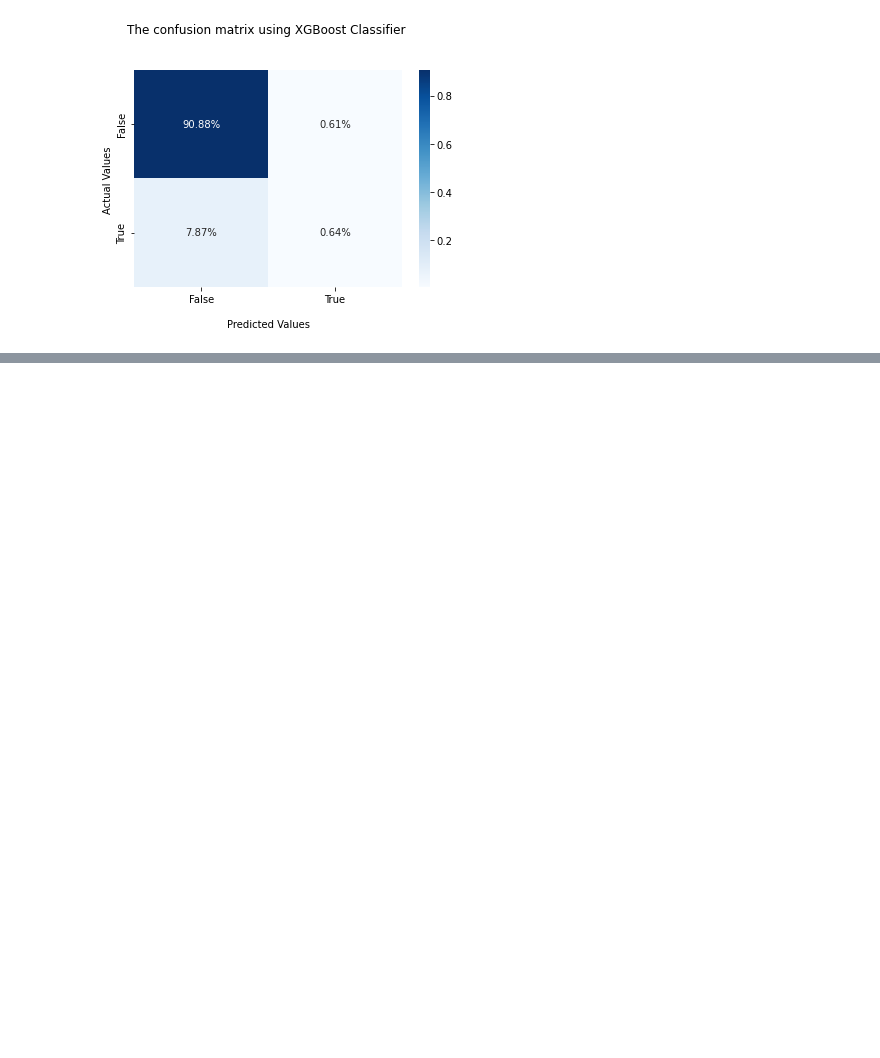
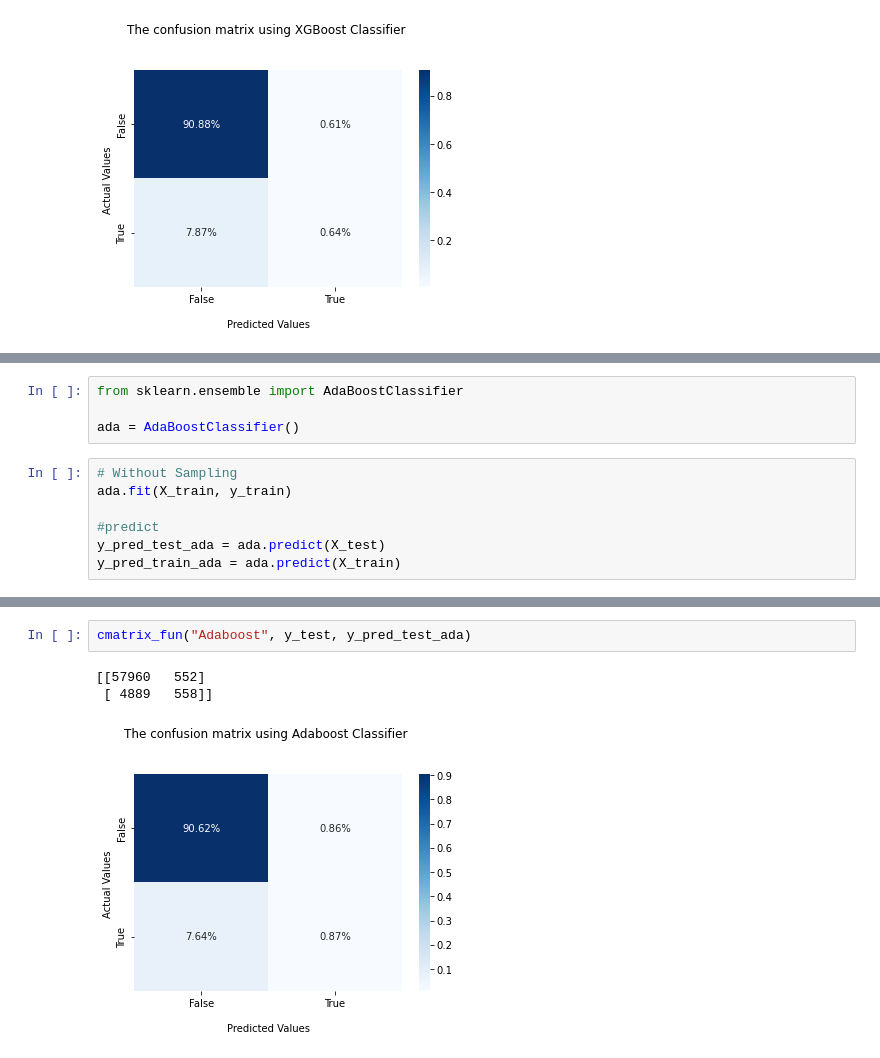
Before and after one commit to ahmedelsayed968/ML-Project, a Jupyter notebook: data analysis/Modeling.ipynb, the cells around one changed output, grey strips where cells are left out. Cells and saved outputs as stored; diff of their text form; blank space fills up the shorter version.

```diff
--- a/data analysis/Modeling.ipynb
+++ b/data analysis/Modeling.ipynb
@@ -522,0 +625,11 @@ weighted avg       0.77      0.77      0.77    116969
+# %%
+from sklearn.ensemble import AdaBoostClassifier
+
+ada = AdaBoostClassifier()
+# %%
+# Without Sampling
+ada.fit(X_train, y_train)
+
+#predict
+y_pred_test_ada = ada.predict(X_test)
+y_pred_train_ada = ada.predict(X_train)
@@ -522,0 +655,6 @@ weighted avg       0.77      0.77      0.77    116969
+# %%
+cmatrix_fun("Adaboost", y_test, y_pred_test_ada)
+# %% [output]
+[[57960   552]
+ [ 4889   558]]
+[figure, added]
```
Also changed, not shown: parts of 29 cells of this notebook, 1 other file.
